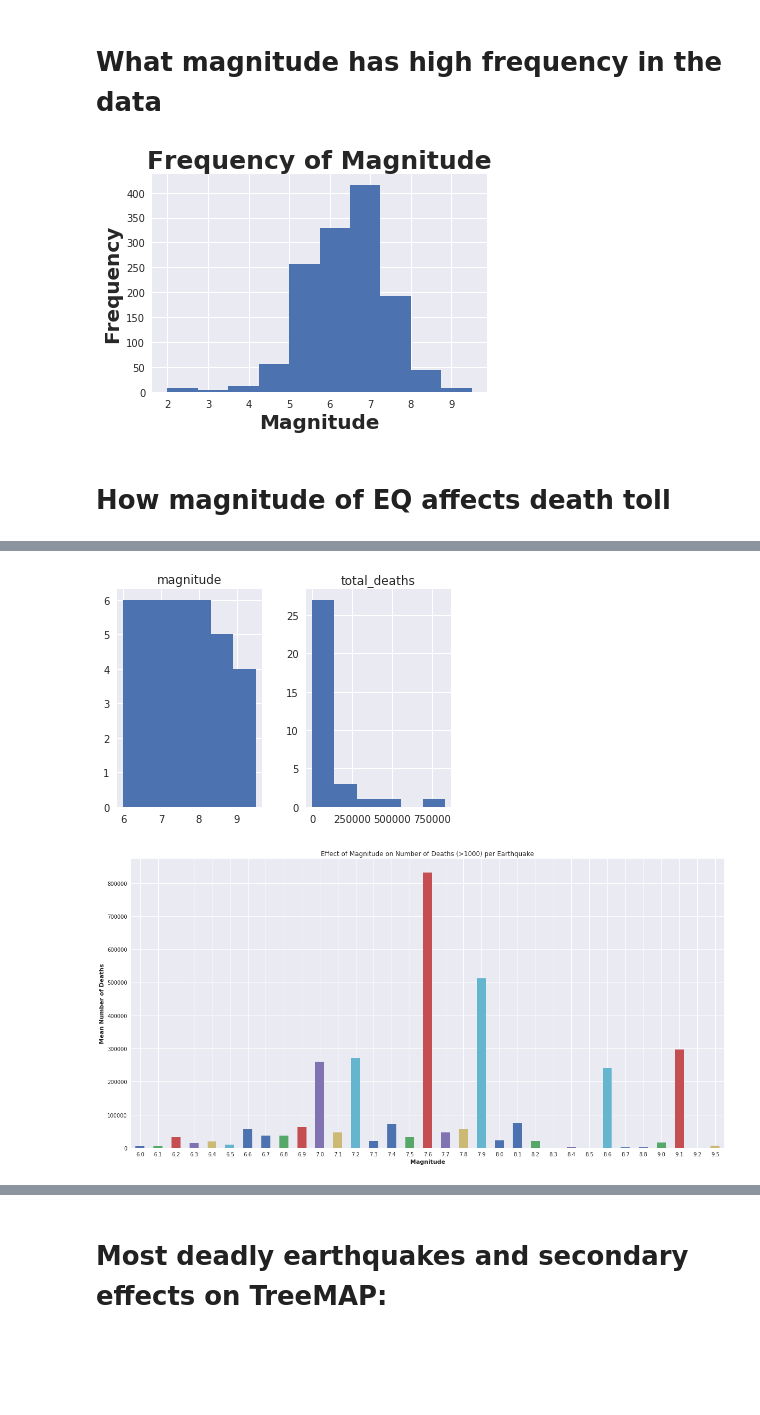
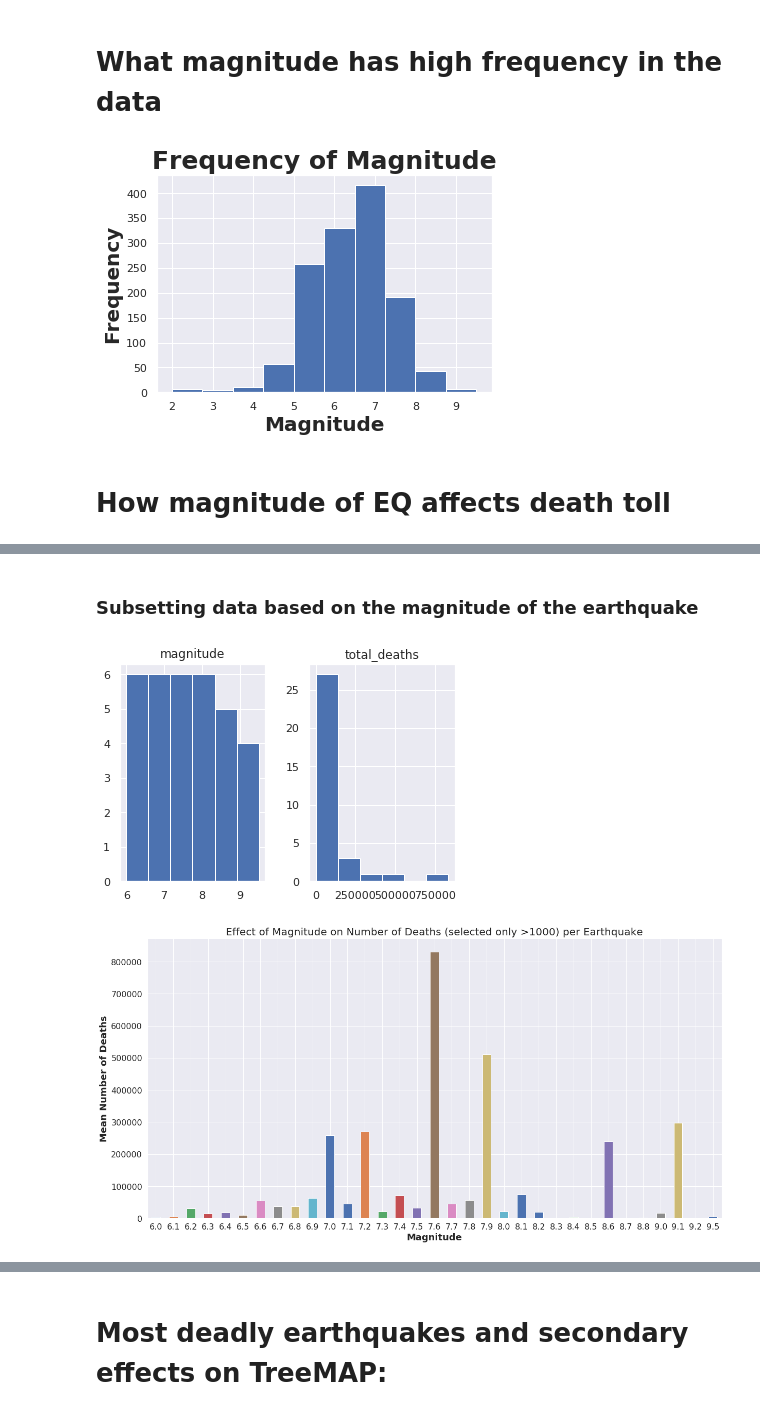
Before and after one commit to Ashutosh-Singhal/Earthquake, a Jupyter notebook: DQ3-Earthquake_AS.ipynb, the cells around one changed output, grey strips where cells are left out. Drawn from its saved outputs; the diff is of its cells as text; code cells hidden in the pictures; blank space fills up the shorter version.

```diff
--- a/DQ3-Earthquake_AS.ipynb
+++ b/DQ3-Earthquake_AS.ipynb
@@ -60,5 +66,5 @@ from folium.plugins import HeatMap
 # %%
-earth_quake= pd.read_csv('earthquake_data.csv')
+earth_quake= pd.read_csv('data/earthquake_data.csv')
 # %%
 earth_quake.head()
 # %% [output]
@@ -180,7 +183,7 @@ plt.title("Frequency of Magnitude", fontweight='bold', size=25)
 plt.xlabel('Magnitude', fontweight='bold', size=20)
 plt.ylabel('Frequency', fontweight='bold', size=20);
 # %% [output]
-[figure, old version]
+[figure, new version]
 # %% [markdown]
 # How magnitude of EQ affects death toll
 # %%
@@ -197,6 +200,8 @@ eqdata.head()
 | 2 | 1900-10-29 09:11:00 | Venezuela | 11.0 | -66.0 | 7.7 | NaN | 0.0 |
 | 3 | 1901-02-15 00:00:00 | China | 26.0 | 100.1 | 6.5 | NaN | 0.0 |
 | 4 | 1901-03-31 07:11:00 | Bulgaria | 43.4 | 28.7 | 6.4 | NaN | 4.0 |
+# %% [markdown]
+### Subsetting data based on the magnitude of the earthquake
 # %%
 eq_below5 = eqdata[eqdata['magnitude'] < 5.0]
 # %%
@@ -218,16 +223,19 @@ mag_vs_death = mag_vs_death.sort_values('magnitude').reset_index()
 # %%
 mag_vs_death.hist(bins= 6);
 # %% [output]
-[figure, old version]
+[figure, new version]
 # %%
-bar_mag_vs_death = mag_vs_death.plot.bar(x='magnitude', y='total_deaths', rot=0,
-                              title ='Effect of Magnitude on Number of Deaths (>1000) per Earthquake', legend = False,
+fig_mag_vs_death = mag_vs_death.plot.bar(x='magnitude', y='total_deaths', rot=0,
+                              legend = False,
                           figsize = (20,10))
-plt.xlabel('Magnitude', fontweight='bold')
-plt.ylabel("Mean Number of Deaths", fontweight='bold')
-plt.savefig('EQ1', format='jpg', dpi=300)
+plt.title('Effect of Magnitude on Number of Deaths (selected only >1000) per Earthquake', fontsize=20)
+plt.xlabel('Magnitude', fontweight='bold', fontsize=18)
+plt.ylabel("Mean Number of Deaths", fontweight='bold', fontsize=18)
+plt.xticks(fontsize =16)
+plt.yticks(fontsize =16);
+#plt.savefig('EQ1', format='jpg', dpi=300)
 # %% [output]
-[figure, old version]
+[figure, new version]
 # %%
 alt.Chart(earthquake1, width= 400, height=400).mark_point().encode(
     x='magnitude',
```
Also changed, not shown: parts of 14 cells of this notebook, 1 other file.
